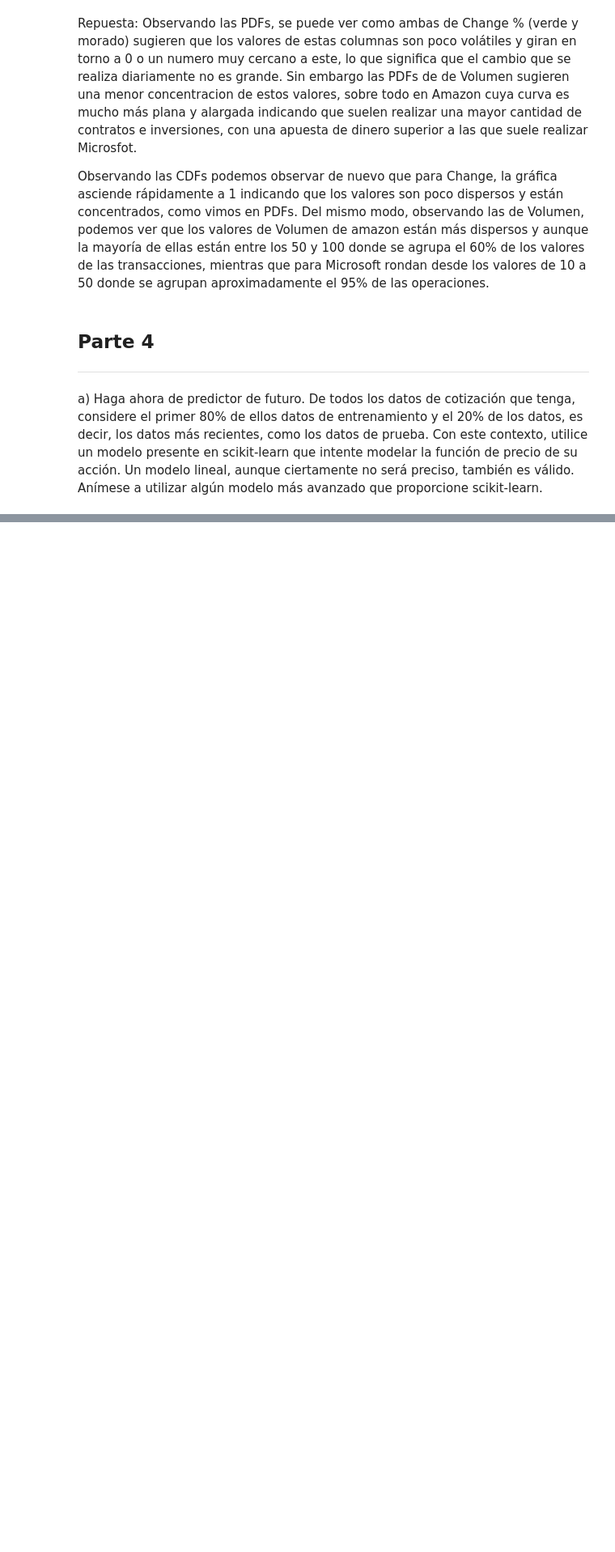
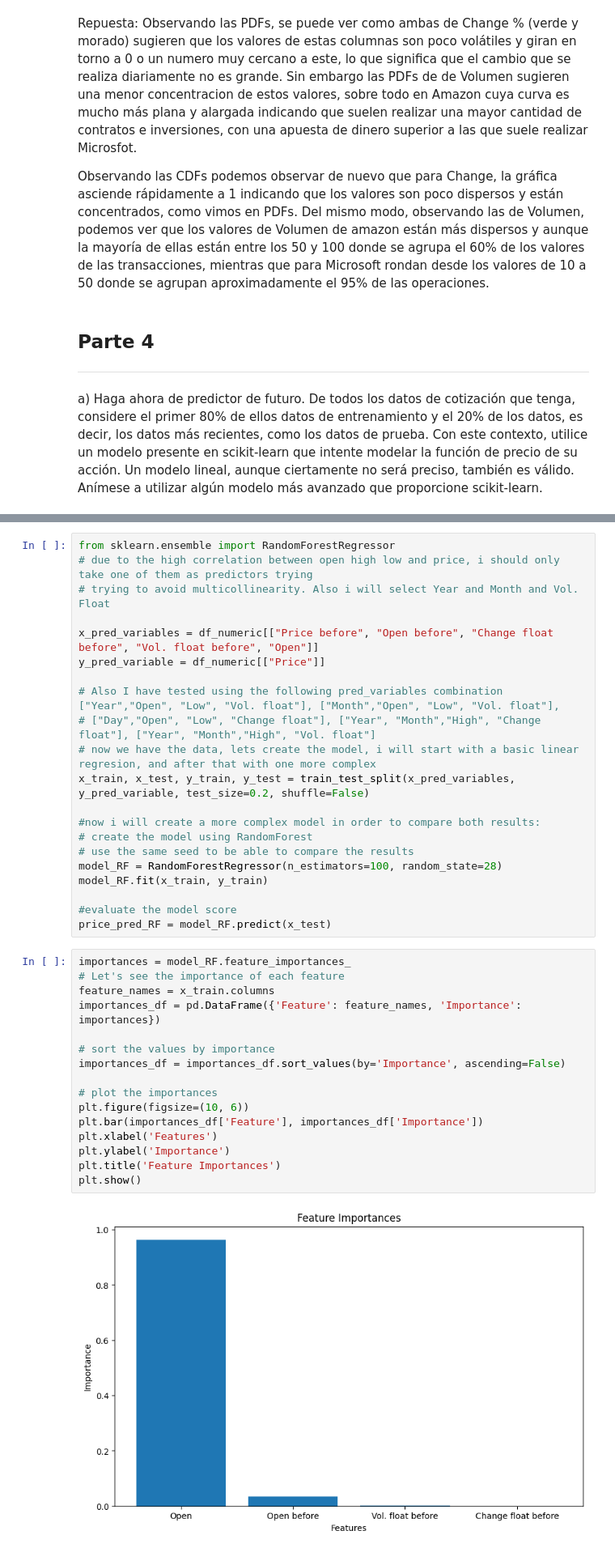
Before and after one commit to Carlosbil/Invest_basic_predictor, a Jupyter notebook: 20231204CBLCarlosBilbaoLara2002python.ipynb, the cells around one changed output, grey strips where cells are left out. Shown at 81% size. Cells and saved outputs as stored; diff of their text form; blank space fills up the shorter version.

```diff
--- a/20231204CBLCarlosBilbaoLara2002python.ipynb
+++ b/20231204CBLCarlosBilbaoLara2002python.ipynb
@@ -588,0 +564,39 @@ pred_variables = ["Year", "Month","Open", "Low", "Vol. Float"]
+# %%
+from sklearn.ensemble import RandomForestRegressor
+# due to the high correlation between open high low and price, i should only take one of them as predictors trying
+# trying to avoid multicollinearity. Also i will select Year and Month and Vol. Float
+
+x_pred_variables = df_numeric[["Price before", "Open before", "Change float before", "Vol. float before", "Open"]]
+y_pred_variable = df_numeric[["Price"]]
+
+# Also I have tested using the following pred_variables combination ["Year","Open", "Low", "Vol. float"], ["Month","Open", "Low", "Vol. float"],
+# ["Day","Open", "Low", "Change float"], ["Year", "Month","High", "Change float"], ["Year", "Month","High", "Vol. float"]
+# now we have the data, lets create the model, i will start with a basic linear regresion, and after that with one more complex
+x_train, x_test, y_train, y_test = train_test_split(x_pred_variables, y_pred_variable, test_size=0.2, shuffle=False)
+
+#now i will create a more complex model in order to compare both results:
+# create the model using RandomForest
+# use the same seed to be able to compare the results
+model_RF = RandomForestRegressor(n_estimators=100, random_state=28)
+model_RF.fit(x_train, y_train)
+
+#evaluate the model score
+price_pred_RF = model_RF.predict(x_test)
+# %%
+importances = model_RF.feature_importances_
+# Let's see the importance of each feature
+feature_names = x_train.columns
+importances_df = pd.DataFrame({'Feature': feature_names, 'Importance': importances})
+
+# sort the values by importance
+importances_df = importances_df.sort_values(by='Importance', ascending=False)
+
+# plot the importances
+plt.figure(figsize=(10, 6))
+plt.bar(importances_df['Feature'], importances_df['Importance'])
+plt.xlabel('Features')
+plt.ylabel('Importance')
+plt.title('Feature Importances')
+plt.show()
+# %% [output]
+[figure, added]
```
Also changed, not shown: parts of 9 cells of this notebook.
